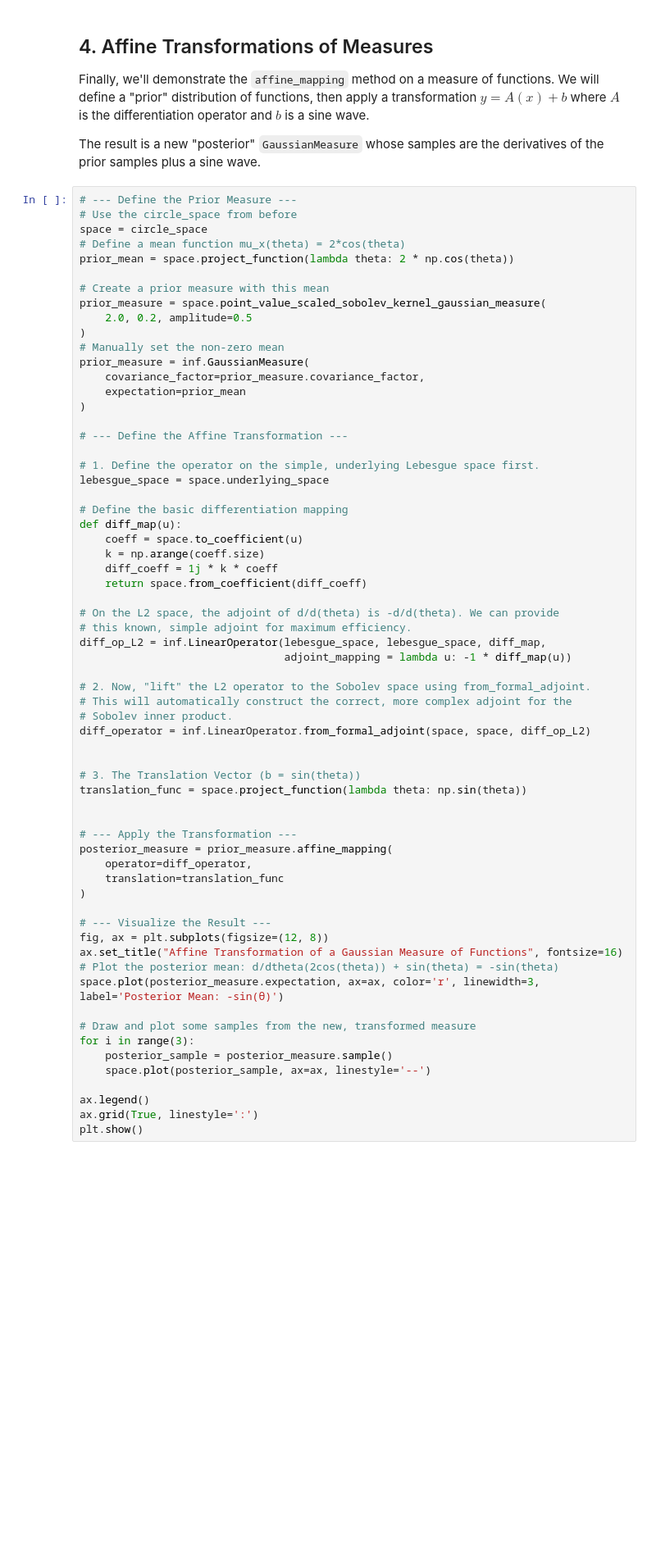
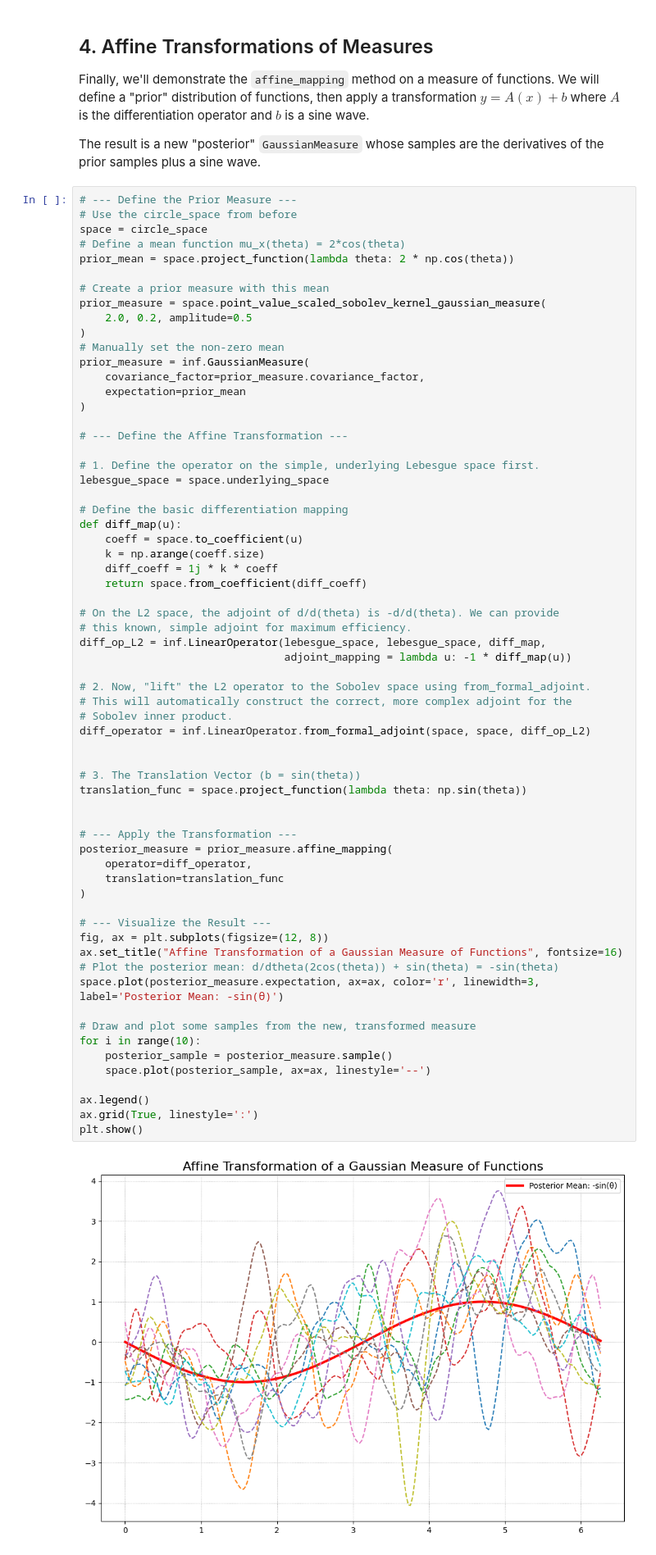
Before and after one commit to da380/pygeoinf, a Jupyter notebook: docs/source/tutorials/tutorial6.ipynb, the cells around one changed output. Shown at 82% size. Saved outputs shown, nothing was run; the diff lists cells and outputs as text; blank space fills up the shorter version.

```diff
--- a/docs/source/tutorials/tutorial6.ipynb
+++ b/docs/source/tutorials/tutorial6.ipynb
@@ -165,31 +178,33 @@ diff_op_L2 = inf.LinearOperator(lebesgue_space, lebesgue_space, diff_map,
 
 # 2. Now, "lift" the L2 operator to the Sobolev space using from_formal_adjoint.
 # This will automatically construct the correct, more complex adjoint for the
 # Sobolev inner product.
 diff_operator = inf.LinearOperator.from_formal_adjoint(space, space, diff_op_L2)
 
 
 # 3. The Translation Vector (b = sin(theta))
 translation_func = space.project_function(lambda theta: np.sin(theta))
 
 
 # --- Apply the Transformation ---
 posterior_measure = prior_measure.affine_mapping(
     operator=diff_operator,
     translation=translation_func
 )
 
 # --- Visualize the Result ---
 fig, ax = plt.subplots(figsize=(12, 8))
 ax.set_title("Affine Transformation of a Gaussian Measure of Functions", fontsize=16)
 # Plot the posterior mean: d/dtheta(2cos(theta)) + sin(theta) = -sin(theta)
 space.plot(posterior_measure.expectation, ax=ax, color='r', linewidth=3, label='Posterior Mean: -sin(θ)')
 
 # Draw and plot some samples from the new, transformed measure
-for i in range(3):
+for i in range(10):
     posterior_sample = posterior_measure.sample()
     space.plot(posterior_sample, ax=ax, linestyle='--')
 
 ax.legend()
 ax.grid(True, linestyle=':')
 plt.show()
+# %% [output]
+[figure, added]
```
Also changed, not shown: parts of 4 cells of this notebook, 12 other files.
